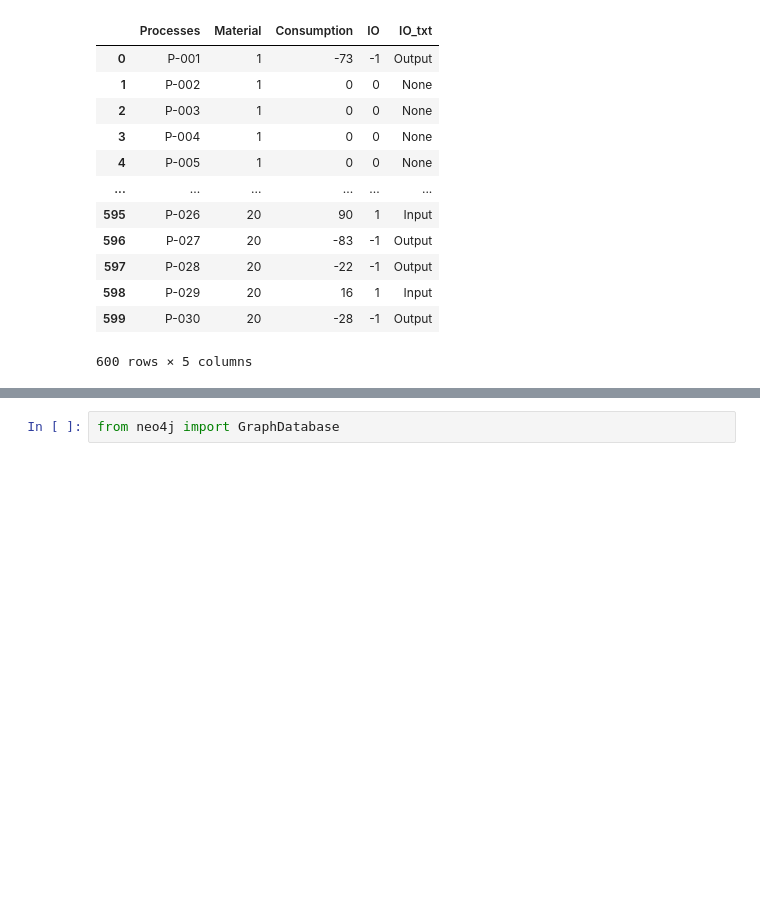
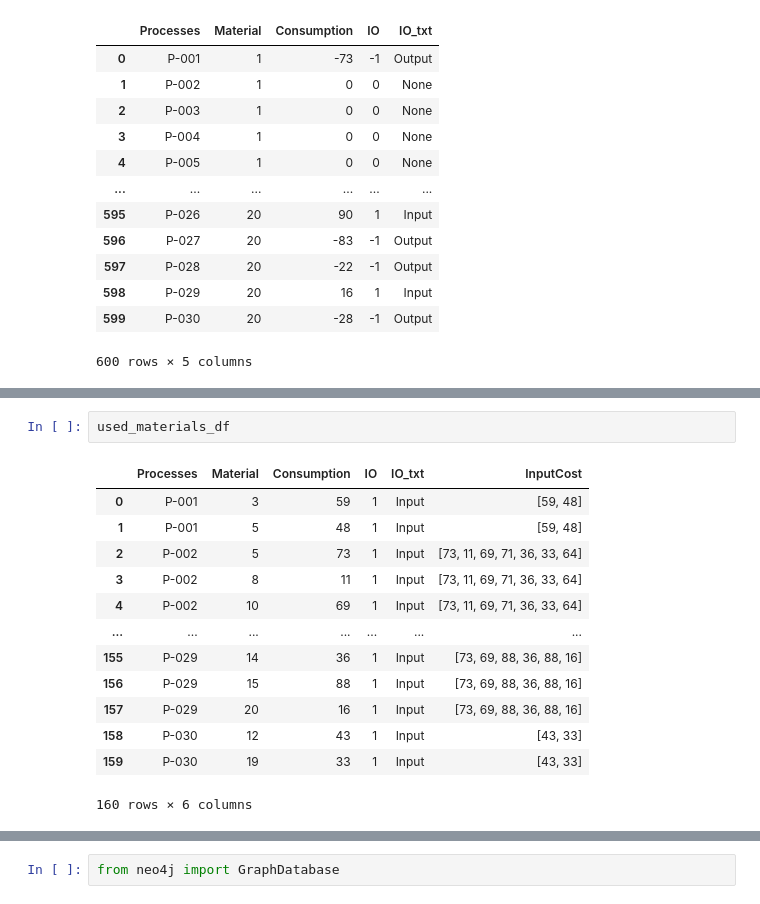
Before and after one commit to walzter/CircularEconomy, a Jupyter notebook: src/db.ipynb, the cells around one changed output, grey strips where cells are left out. Saved outputs shown, nothing was run; the diff lists cells and outputs as text; blank space fills up the shorter version.

```diff
--- a/src/db.ipynb
+++ b/src/db.ipynb
@@ -40,0 +105,16 @@ long_df
+# %%
+used_materials_df
+# %% [output]
+|  | Processes | Material | Consumption | IO | IO_txt | InputCost |
+| 0 | P-001 | 3 | 59 | 1 | Input | [59, 48] |
+| 1 | P-001 | 5 | 48 | 1 | Input | [59, 48] |
+| 2 | P-002 | 5 | 73 | 1 | Input | [73, 11, 69, 71, 36, 33, 64] |
+| 3 | P-002 | 8 | 11 | 1 | Input | [73, 11, 69, 71, 36, 33, 64] |
+| 4 | P-002 | 10 | 69 | 1 | Input | [73, 11, 69, 71, 36, 33, 64] |
+| ... | ... | ... | ... | ... | ... | ... |
+| 155 | P-029 | 14 | 36 | 1 | Input | [73, 69, 88, 36, 88, 16] |
+| 156 | P-029 | 15 | 88 | 1 | Input | [73, 69, 88, 36, 88, 16] |
+| 157 | P-029 | 20 | 16 | 1 | Input | [73, 69, 88, 36, 88, 16] |
+| 158 | P-030 | 12 | 43 | 1 | Input | [43, 33] |
+| 159 | P-030 | 19 | 33 | 1 | Input | [43, 33] |
+160 rows × 6 columns
```
Also changed, not shown: parts of 24 cells of this notebook.
